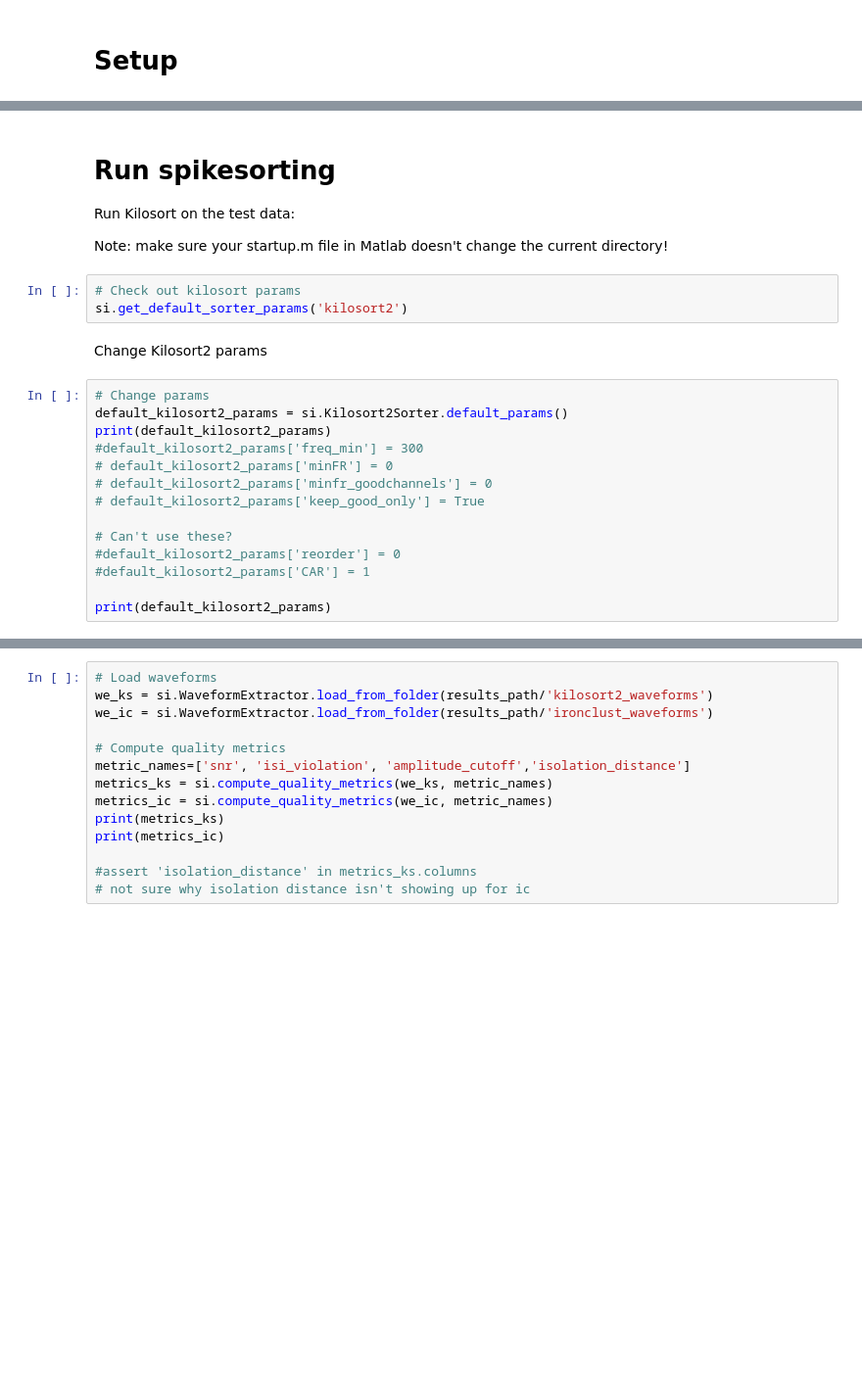
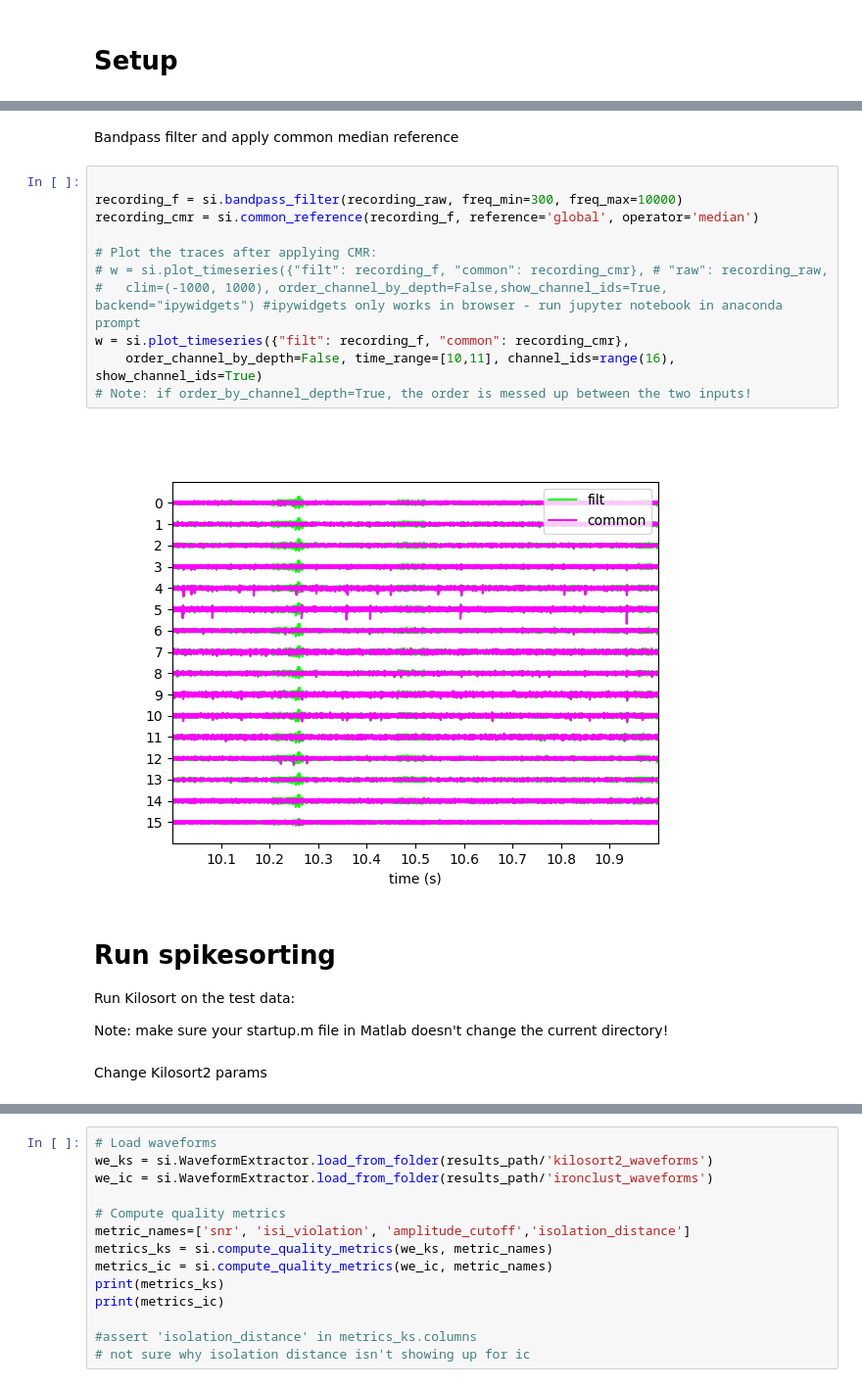
Before and after one commit to hpay/spikesort-hp, a Jupyter notebook: scripts/runme.ipynb, the cells around one changed output, grey strips where cells are left out. Shown at 98% size. Drawn from its saved outputs; the diff is of its cells as text; blank space fills up the shorter version.

```diff
--- a/scripts/runme.ipynb
+++ b/scripts/runme.ipynb
@@ -65,24 +141,22 @@ BinaryFolderRecording: 16 channels - 1 segments - 30.0kHz - 100.000s
+# %% [markdown]
+Bandpass filter and apply common median reference
+# %%
+
+recording_f = si.bandpass_filter(recording_raw, freq_min=300, freq_max=10000)
+recording_cmr = si.common_reference(recording_f, reference='global', operator='median')
+
+# Plot the traces after applying CMR:
+# w = si.plot_timeseries({"filt": recording_f, "common": recording_cmr}, # "raw": recording_raw,
+#   clim=(-1000, 1000), order_channel_by_depth=False,show_channel_ids=True, backend="ipywidgets") #ipywidgets only works in browser - run jupyter notebook in anaconda prompt
+w = si.plot_timeseries({"filt": recording_f, "common": recording_cmr},
+    order_channel_by_depth=False, time_range=[10,11], channel_ids=range(16), show_channel_ids=True)
+# Note: if order_by_channel_depth=True, the order is messed up between the two inputs!
+# %% [output]
+[figure, added]
 # %% [markdown]
 # Run spikesorting
 Run Kilosort on the test data:
 
 Note: make sure your startup.m file in Matlab doesn't change the current directory!
-# %%
-# Check out kilosort params
-si.get_default_sorter_params('kilosort2')
 # %% [markdown]
 Change Kilosort2 params
-# %%
-# Change params
-default_kilosort2_params = si.Kilosort2Sorter.default_params()
-print(default_kilosort2_params)
-#default_kilosort2_params['freq_min'] = 300
-# default_kilosort2_params['minFR'] = 0
-# default_kilosort2_params['minfr_goodchannels'] = 0
-# default_kilosort2_params['keep_good_only'] = True
-
-# Can't use these?
-#default_kilosort2_params['reorder'] = 0
-#default_kilosort2_params['CAR'] = 1
-
-print(default_kilosort2_params)
```
Also changed, not shown: parts of 28 cells of this notebook, 10 other files.
